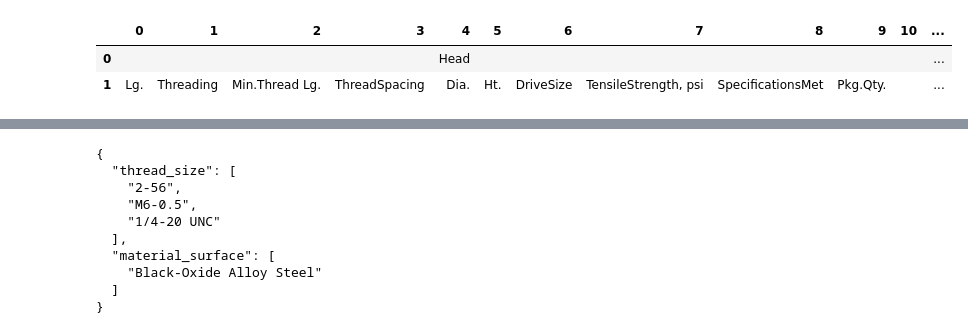
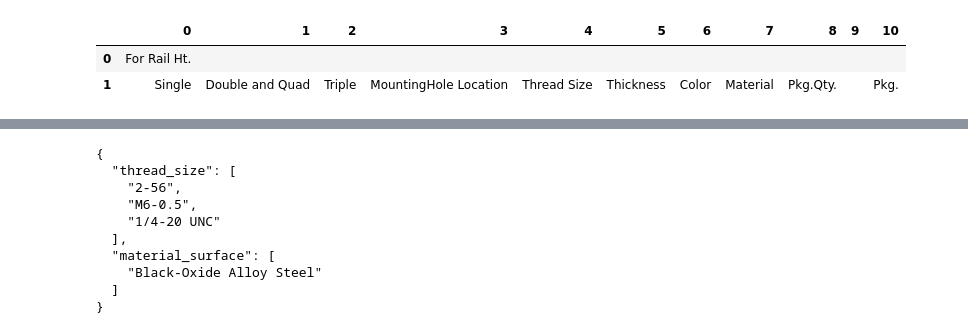
Before and after one commit to adkprakash/data-studio-rag, a Jupyter notebook: final.ipynb, the cells around one changed output, grey strips where cells are left out. Cells and saved outputs as stored; diff of their text form; code cells hidden in the pictures.

```diff
--- a/final.ipynb
+++ b/final.ipynb
@@ -14,9 +16,9 @@ print(len(header_df))
 # %%
-header_df[50].head()
+header_df[0].head()
 # %% [output]
-|  | 0 | 1 | 2 | 3 | 4 | 5 | 6 | 7 | 8 | 9 | 10 | ... |
-| 0 |  |  |  |  | Head |  |  |  |  |  |  | ... |
-| 1 | Lg. | Threading | Min.Thread Lg. | ThreadSpacing | Dia. | Ht. | DriveSize | TensileStrength, psi | SpecificationsMet | Pkg.Qty. |  | ... |
+|  | 0 | 1 | 2 | 3 | 4 | 5 | 6 | 7 | 8 | 9 | 10 |
+| 0 | For Rail Ht. |  |  |  |  |  |  |  |  |  |  |
+| 1 | Single | Double and Quad | Triple | MountingHole Location | Thread Size | Thickness | Color | Material | Pkg.Qty. |  | Pkg. |
 # %%
 body_df[54].head(20)
 # %% [output]
```
Also changed, not shown: parts of 3 cells of this notebook, 19 other files.
